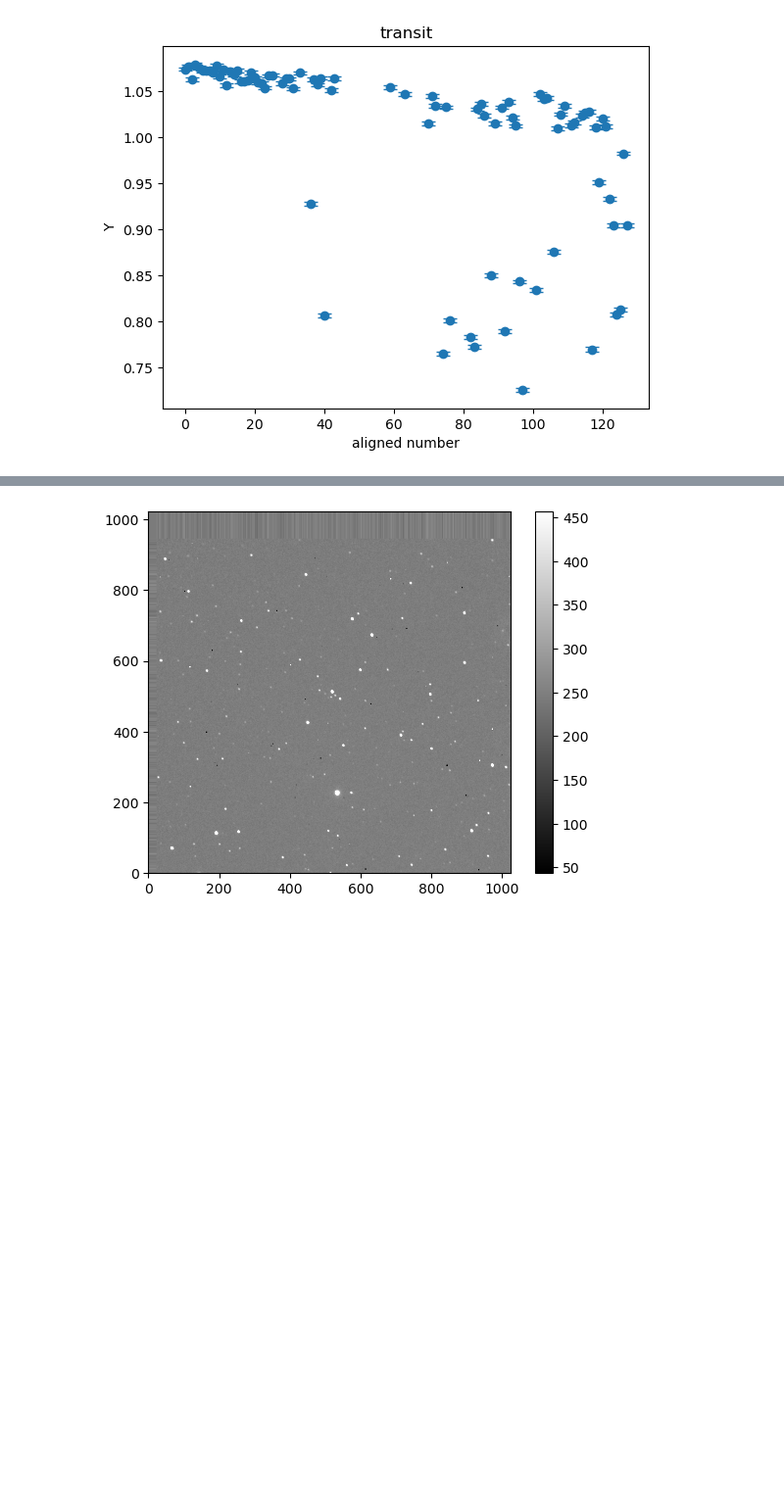
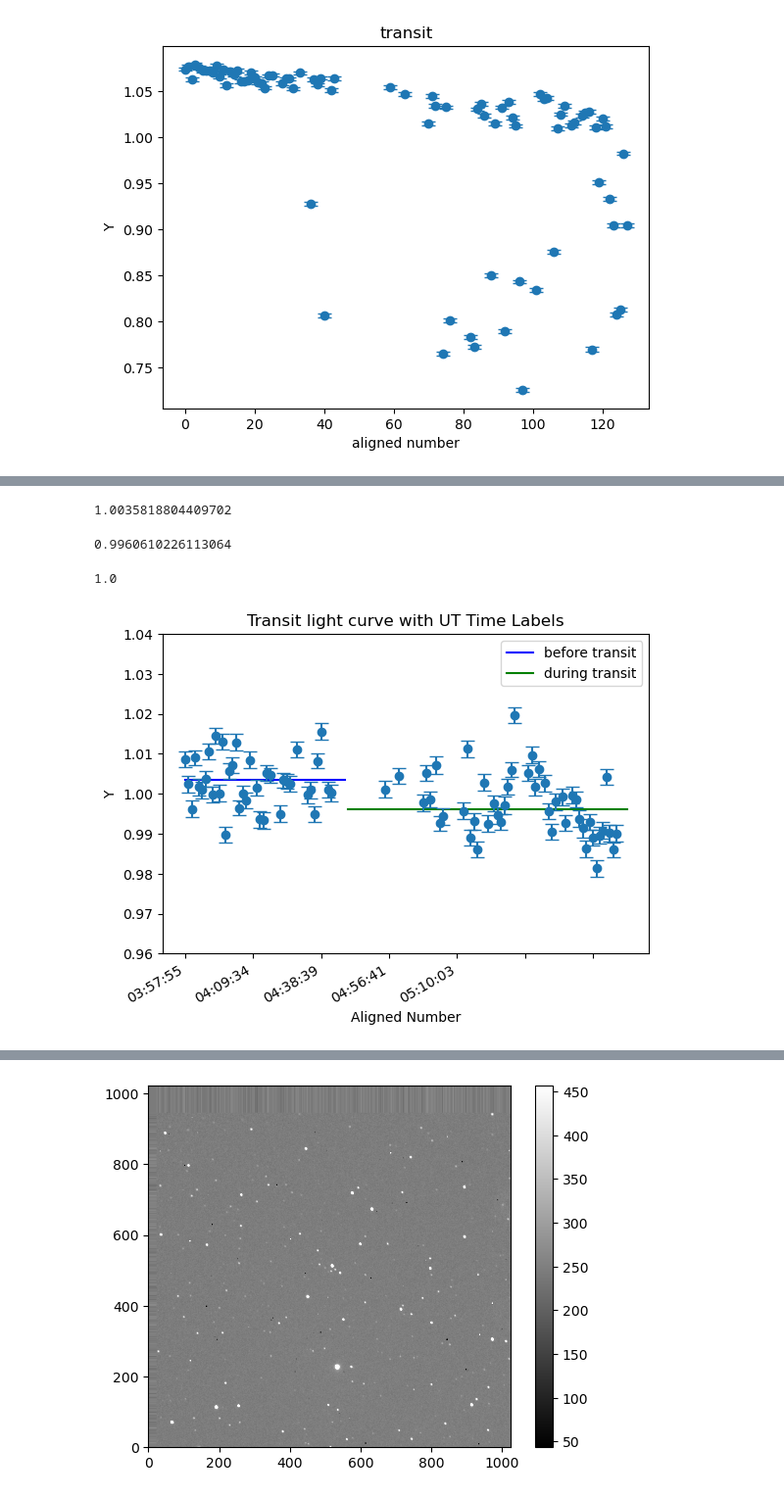
Before and after one commit to Zhengjingyi0823/AST443-Group5, a Jupyter notebook: AST443_Lab2.ipynb, the cells around one changed output, grey strips where cells are left out. Shown at 98% size. Saved outputs shown, nothing was run; the diff lists cells and outputs as text; code cells hidden in the pictures; blank space fills up the shorter version.

```diff
--- a/AST443_Lab2.ipynb
+++ b/AST443_Lab2.ipynb
@@ -751,0 +812,19 @@ plt.show()
+# %%
+fit1 = []
+fit2 = []
+for i in range(len(reference_star_1)):
+    if i <= 47:
+        fit1.append(r[i])
+    else:
+        fit2.append(r[i])
+
+mean1 = np.mean(fit1)
+mean2 = np.mean(fit2)
+# %%
+mean1
+# %% [output]
+1.0035818804409702
+# %%
+mean2
+# %% [output]
+0.9960610226113064
@@ -751,0 +848,44 @@ plt.show()
+# %%
+mean1_nor
+# %% [output]
+1.0
+# %%
+import matplotlib.pyplot as plt
+import numpy as np
+from datetime import datetime
+import matplotlib.dates as mdates
+from matplotlib.ticker import FuncFormatter
+
+x = aligned_number
+
+mean1 = np.mean(fit1)
+mean2 = np.mean(fit2)
+
+meanx1 = np.linspace(0, 47, 500)
+meanx2 = np.linspace(48, 130, 500)
+
+meany1 = np.full_like(meanx1, mean1)
+meany2 = np.full_like(meanx2, mean2)
+
+plt.plot(meanx1, meany1, label="before transit", color='blue')
+plt.plot(meanx2, meany2, label="during transit", color='green')
+
+plt.errorbar(x, r, yerr=delta_ref, fmt='o', capsize=5)
+plt.ylim(0.96, 1.04)
+plt.xlabel('Aligned Number')
+plt.ylabel('Y')
+plt.title('Transit light curve with UT Time Labels')
+
+def format_func(value, tick_number):
+    if 0 <= int(value) < len(times_ut):
+        return times_ut[int(value)].strftime('%H:%M:%S')
+    else:
+        return ""
+
+plt.gca().xaxis.set_major_formatter(FuncFormatter(format_func))
+plt.gcf().autofmt_xdate()
+
+plt.legend()
+plt.show()
+# %% [output]
+[figure, added]
```
Also changed, not shown: parts of 16 cells of this notebook.
